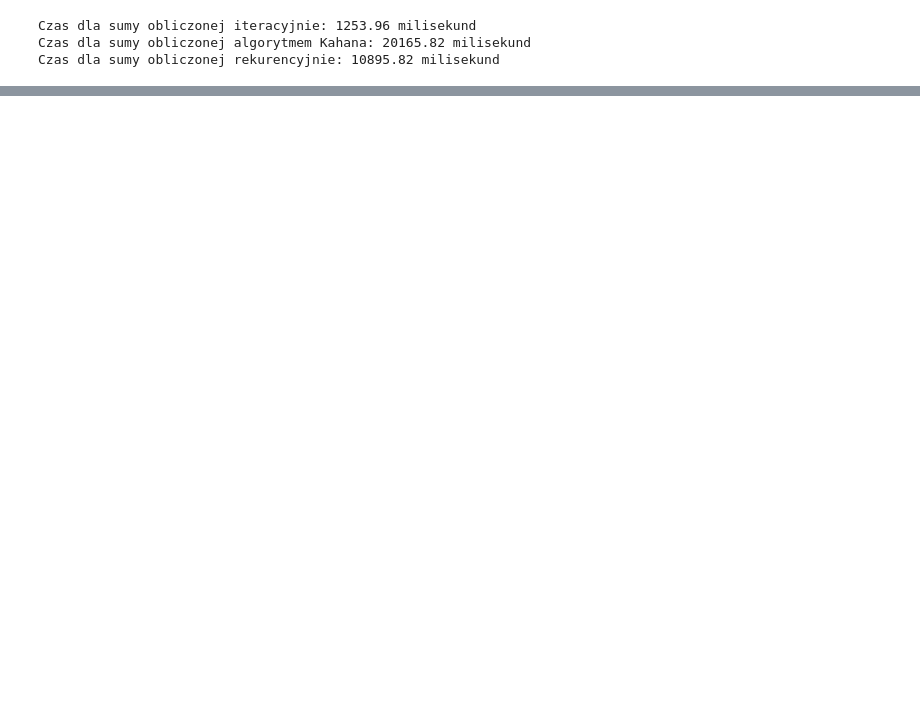
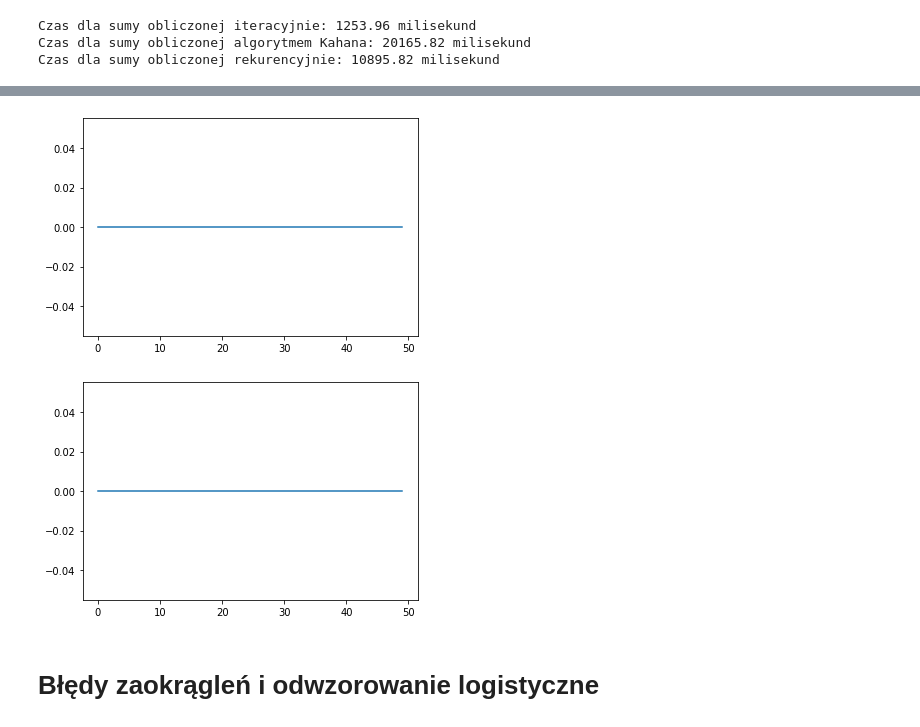
Before and after one commit to AlexMaz99/MOwNiT, a Jupyter notebook: lab1/lab1.ipynb, the cells around one changed output, grey strips where cells are left out. Cells and saved outputs as stored; diff of their text form; code cells hidden in the pictures; blank space fills up the shorter version.

```diff
--- a/lab1/lab1.ipynb
+++ b/lab1/lab1.ipynb
@@ -144,0 +298,7 @@ Czas dla sumy obliczonej rekurencyjnie: 10895.82 milisekund
+# %%
+dirichlet_plot(2, 50, float)
+# %% [output]
+[figure, added]
+[figure, added]
+# %% [markdown]
+#  Błędy zaokrągleń i odwzorowanie logistyczne
```
Also changed, not shown: parts of 20 cells of this notebook, 1 other file.
